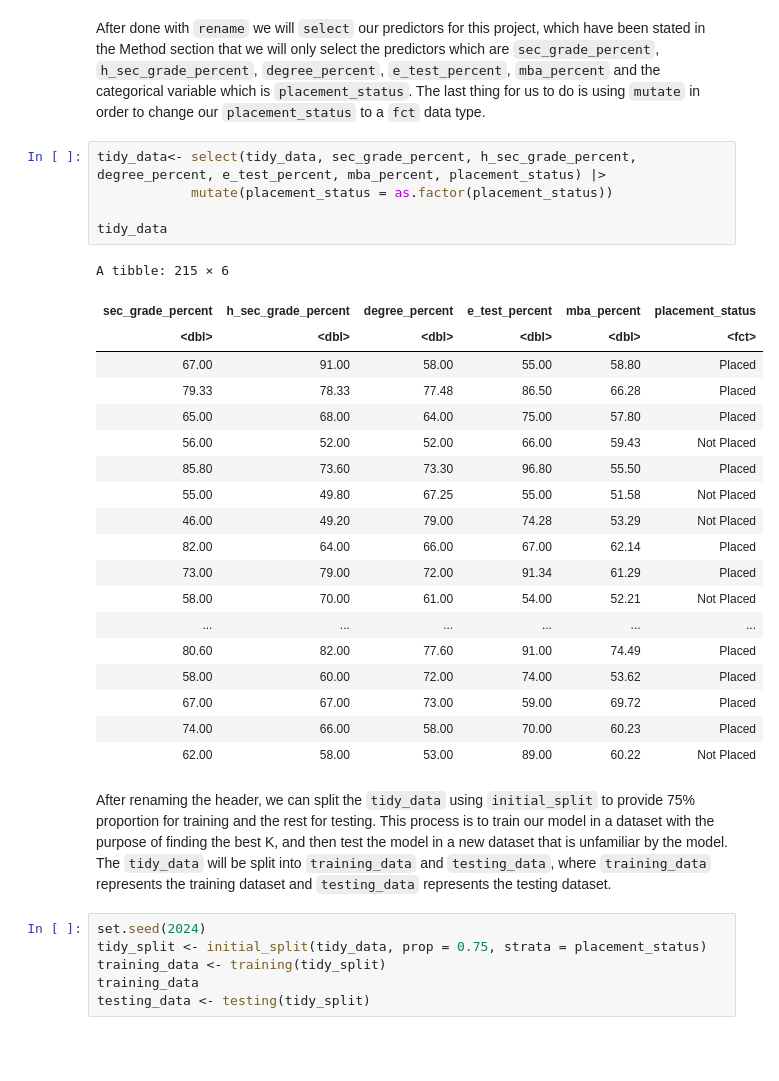
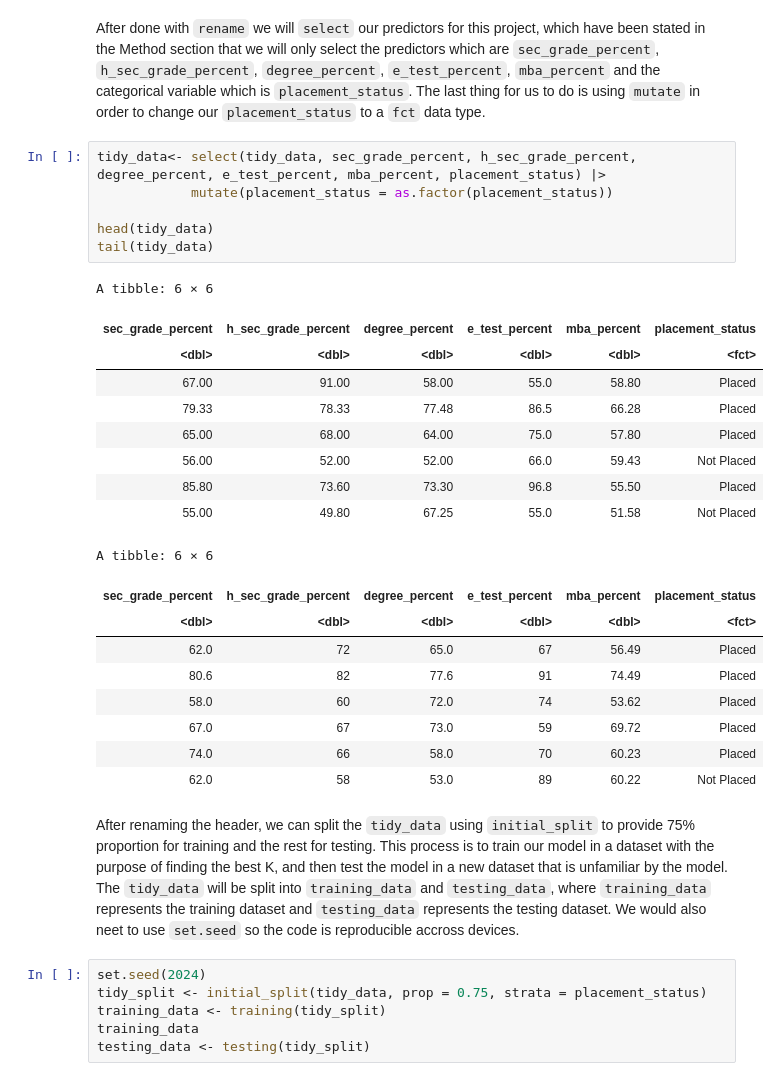
Before and after one commit to Chuewy/DSCI100-27, a Jupyter notebook: Project Report.ipynb, the cells around one changed output. Cells and saved outputs as stored; diff of their text form; blank space fills up the shorter version.

```diff
--- a/Project Report.ipynb
+++ b/Project Report.ipynb
@@ -119,30 +128,30 @@ After done with `rename` we will `select` our predictors for this project, which
 # %%
 tidy_data<- select(tidy_data, sec_grade_percent, h_sec_grade_percent, degree_percent, e_test_percent, mba_percent, placement_status) |>
             mutate(placement_status = as.factor(placement_status))
 
-tidy_data
+head(tidy_data)
+tail(tidy_data)
 # %% [output]
-A tibble: 215 × 6
+A tibble: 6 × 6
 | sec_grade_percent | h_sec_grade_percent | degree_percent | e_test_percent | mba_percent | placement_status |
 | <dbl> | <dbl> | <dbl> | <dbl> | <dbl> | <fct> |
-| 67.00 | 91.00 | 58.00 | 55.00 | 58.80 | Placed |
-| 79.33 | 78.33 | 77.48 | 86.50 | 66.28 | Placed |
-| 65.00 | 68.00 | 64.00 | 75.00 | 57.80 | Placed |
-| 56.00 | 52.00 | 52.00 | 66.00 | 59.43 | Not Placed |
-| 85.80 | 73.60 | 73.30 | 96.80 | 55.50 | Placed |
-| 55.00 | 49.80 | 67.25 | 55.00 | 51.58 | Not Placed |
-| 46.00 | 49.20 | 79.00 | 74.28 | 53.29 | Not Placed |
-| 82.00 | 64.00 | 66.00 | 67.00 | 62.14 | Placed |
-| 73.00 | 79.00 | 72.00 | 91.34 | 61.29 | Placed |
-| 58.00 | 70.00 | 61.00 | 54.00 | 52.21 | Not Placed |
-| ... | ... | ... | ... | ... | ... |
-| 80.60 | 82.00 | 77.60 | 91.00 | 74.49 | Placed |
-| 58.00 | 60.00 | 72.00 | 74.00 | 53.62 | Placed |
-| 67.00 | 67.00 | 73.00 | 59.00 | 69.72 | Placed |
-| 74.00 | 66.00 | 58.00 | 70.00 | 60.23 | Placed |
-| 62.00 | 58.00 | 53.00 | 89.00 | 60.22 | Not Placed |
+| 67.00 | 91.00 | 58.00 | 55.0 | 58.80 | Placed |
+| 79.33 | 78.33 | 77.48 | 86.5 | 66.28 | Placed |
+| 65.00 | 68.00 | 64.00 | 75.0 | 57.80 | Placed |
+| 56.00 | 52.00 | 52.00 | 66.0 | 59.43 | Not Placed |
+| 85.80 | 73.60 | 73.30 | 96.8 | 55.50 | Placed |
+| 55.00 | 49.80 | 67.25 | 55.0 | 51.58 | Not Placed |
+A tibble: 6 × 6
+| sec_grade_percent | h_sec_grade_percent | degree_percent | e_test_percent | mba_percent | placement_status |
+| <dbl> | <dbl> | <dbl> | <dbl> | <dbl> | <fct> |
+| 62.0 | 72 | 65.0 | 67 | 56.49 | Placed |
+| 80.6 | 82 | 77.6 | 91 | 74.49 | Placed |
+| 58.0 | 60 | 72.0 | 74 | 53.62 | Placed |
+| 67.0 | 67 | 73.0 | 59 | 69.72 | Placed |
+| 74.0 | 66 | 58.0 | 70 | 60.23 | Placed |
+| 62.0 | 58 | 53.0 | 89 | 60.22 | Not Placed |
 # %% [markdown]
-After renaming the header, we can split the `tidy_data` using `initial_split` to provide 75% proportion for training and the rest for testing. This process is to train our model in a dataset with the purpose of finding the best K, and then test the model in a new dataset that is unfamiliar by the model. The `tidy_data` will be split into `training_data` and `testing_data`, where `training_data` represents the training dataset and `testing_data` represents the testing dataset.
+After renaming the header, we can split the `tidy_data` using `initial_split` to provide 75% proportion for training and the rest for testing. This process is to train our model in a dataset with the purpose of finding the best K, and then test the model in a new dataset that is unfamiliar by the model. The `tidy_data` will be split into `training_data` and `testing_data`, where `training_data` represents the training dataset and `testing_data` represents the testing dataset. We would also neet to use `set.seed` so the code is reproducible accross devices.
 # %%
 set.seed(2024)
 tidy_split <- initial_split(tidy_data, prop = 0.75, strata = placement_status)
```
Also changed, not shown: parts of 35 cells of this notebook.
